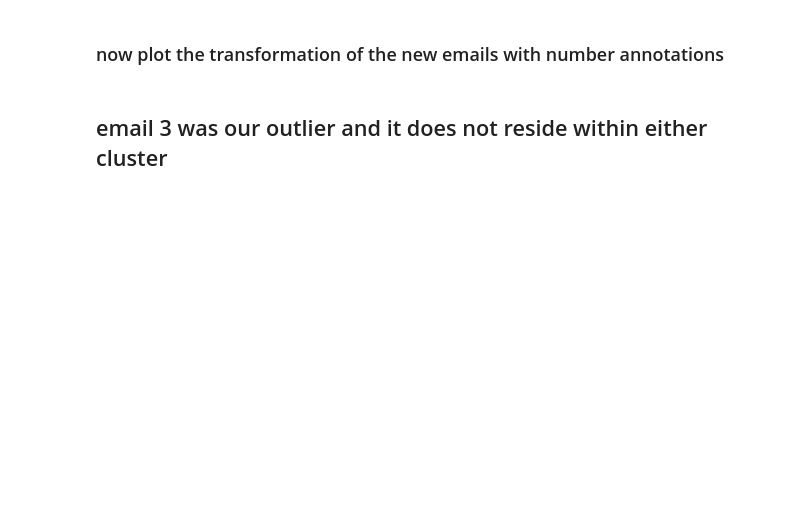
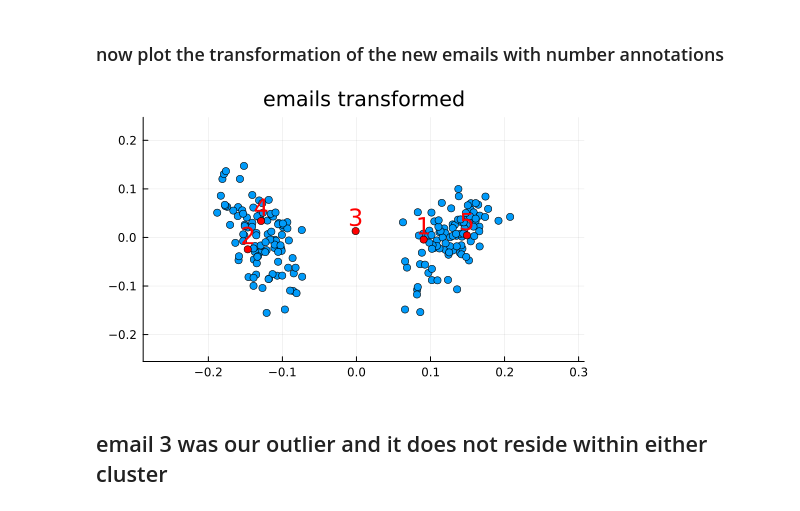
Before and after one commit to mantzaris/JuliaLang_Yeah_Yeah_Yeah, a Jupyter notebook: 05MachineLearning/UnsupervisedLearning/DimensionalityReduction/05examplePCAemailData.ipynb, the cells around one changed output. Cells and saved outputs as stored; diff of their text form; code cells hidden in the pictures; blank space fills up the shorter version.

```diff
--- a/05MachineLearning/UnsupervisedLearning/DimensionalityReduction/05examplePCAemailData.ipynb
+++ b/05MachineLearning/UnsupervisedLearning/DimensionalityReduction/05examplePCAemailData.ipynb
@@ -211,12 +207,17 @@ display( pt )
 # %% [markdown]
 ### now plot the transformation of the new emails with number annotations
 # %%
-pt2 = plot( pt, emails_new_transformed[1,:], emails_new_transformed[2,:], size=(500,300), markercolor=:red, seriestype=:scatter )
+pt2 = plot( pt, emails_new_transformed[1,:], emails_new_transformed[2,:],
+size=(500,300), markercolor=:red, seriestype=:scatter )
 
 for ind in 1:size(emails_new_transformed,2)
-    annotate!(pt2, emails_new_transformed[1,ind], emails_new_transformed[2,ind], text(string(ind), :red, :bottom, 12) )
+    annotate!(pt2, emails_new_transformed[1,ind], emails_new_transformed[2,ind],
+    text(string(ind), :red, :bottom, 16) )
 end
 
+savefig(pt2, "./emailsPCA.png")
 display(pt2)
+# %% [output]
+[figure, added]
 # %% [markdown]
 ## email 3 was our outlier and it does not reside within either cluster
```
Also changed, not shown: parts of 20 cells of this notebook, 2 other files.
